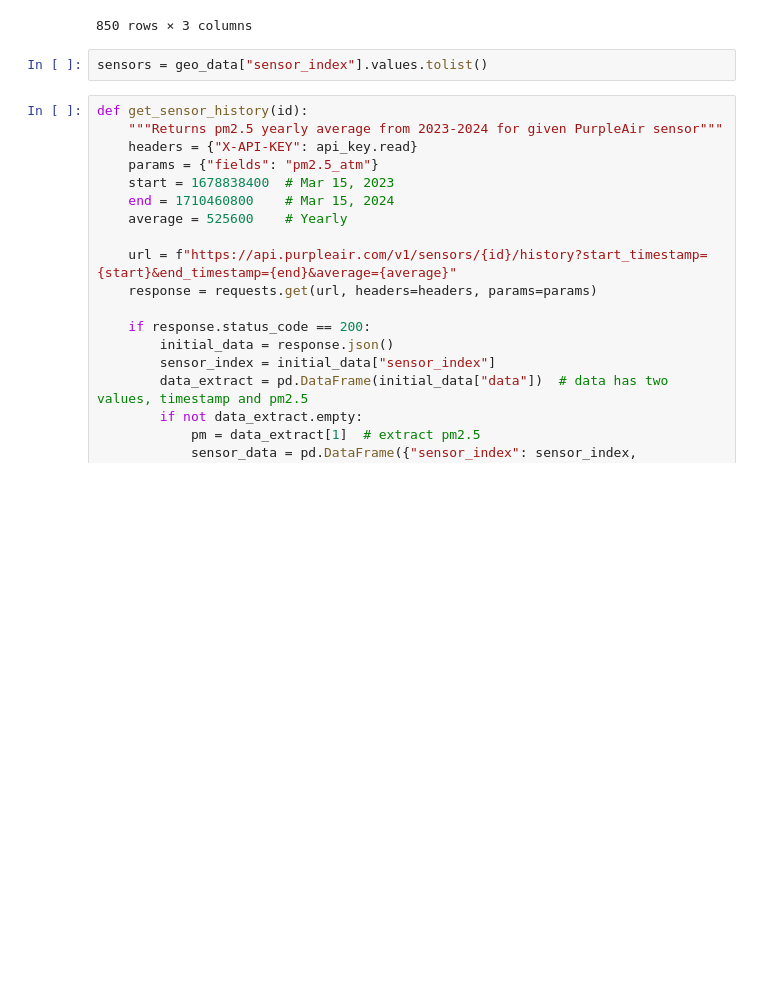
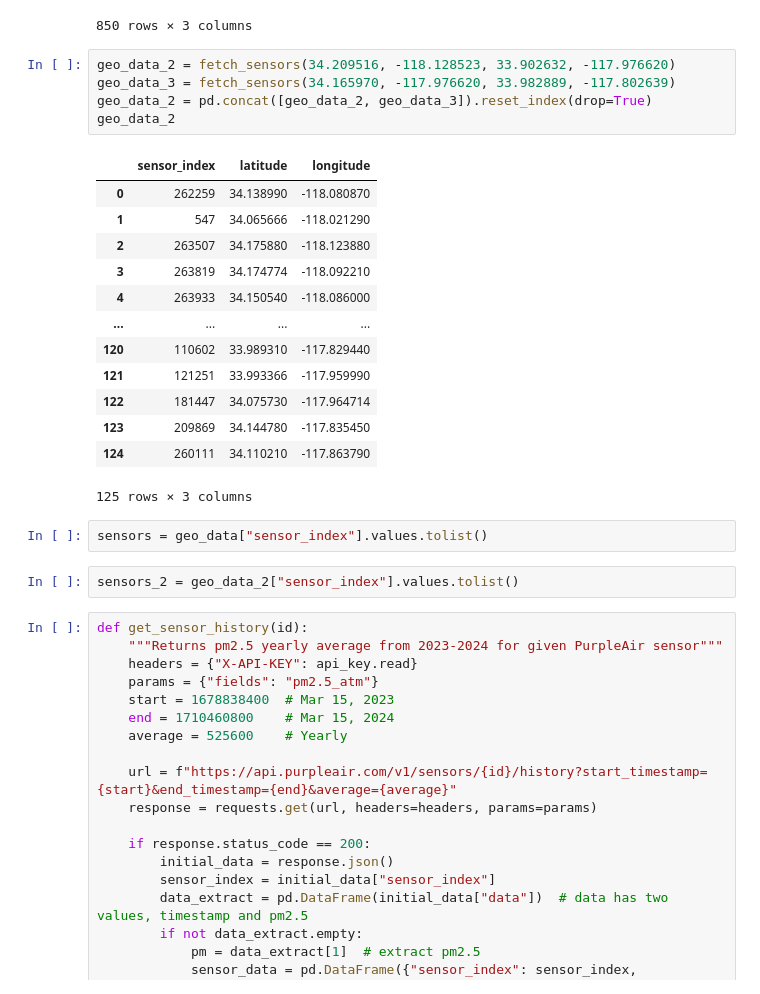
Before and after one commit to lukasrhoades/Los-Angeles-Air-Quality, a Jupyter notebook: data_pipeline.ipynb, the cells around one changed output. Saved outputs shown, nothing was run; the diff lists cells and outputs as text; blank space fills up the shorter version.

```diff
--- a/data_pipeline.ipynb
+++ b/data_pipeline.ipynb
@@ -38,8 +38,29 @@ geo_data
 | 848 | 261765 | 34.001890 | -118.476490 |
 | 849 | 261771 | 34.199160 | -118.148636 |
 850 rows × 3 columns
+# %%
+geo_data_2 = fetch_sensors(34.209516, -118.128523, 33.902632, -117.976620)
+geo_data_3 = fetch_sensors(34.165970, -117.976620, 33.982889, -117.802639)
+geo_data_2 = pd.concat([geo_data_2, geo_data_3]).reset_index(drop=True)
+geo_data_2
+# %% [output]
+|  | sensor_index | latitude | longitude |
+| 0 | 262259 | 34.138990 | -118.080870 |
+| 1 | 547 | 34.065666 | -118.021290 |
+| 2 | 263507 | 34.175880 | -118.123880 |
+| 3 | 263819 | 34.174774 | -118.092210 |
+| 4 | 263933 | 34.150540 | -118.086000 |
+| ... | ... | ... | ... |
+| 120 | 110602 | 33.989310 | -117.829440 |
+| 121 | 121251 | 33.993366 | -117.959990 |
+| 122 | 181447 | 34.075730 | -117.964714 |
+| 123 | 209869 | 34.144780 | -117.835450 |
+| 124 | 260111 | 34.110210 | -117.863790 |
+125 rows × 3 columns
 # %%
 sensors = geo_data["sensor_index"].values.tolist()
+# %%
+sensors_2 = geo_data_2["sensor_index"].values.tolist()
 # %%
 def get_sensor_history(id):
     """Returns pm2.5 yearly average from 2023-2024 for given PurpleAir sensor"""
```
Also changed, not shown: parts of 5 cells of this notebook.
